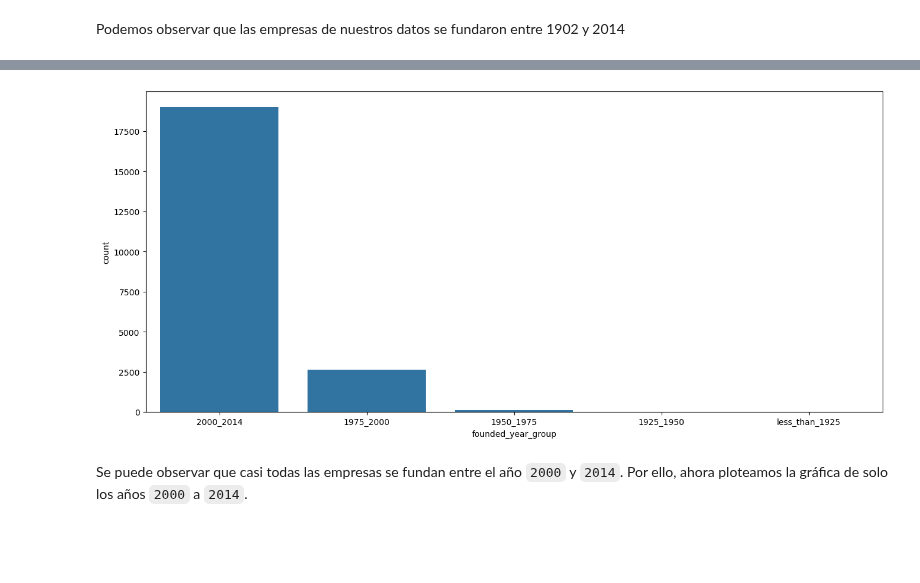
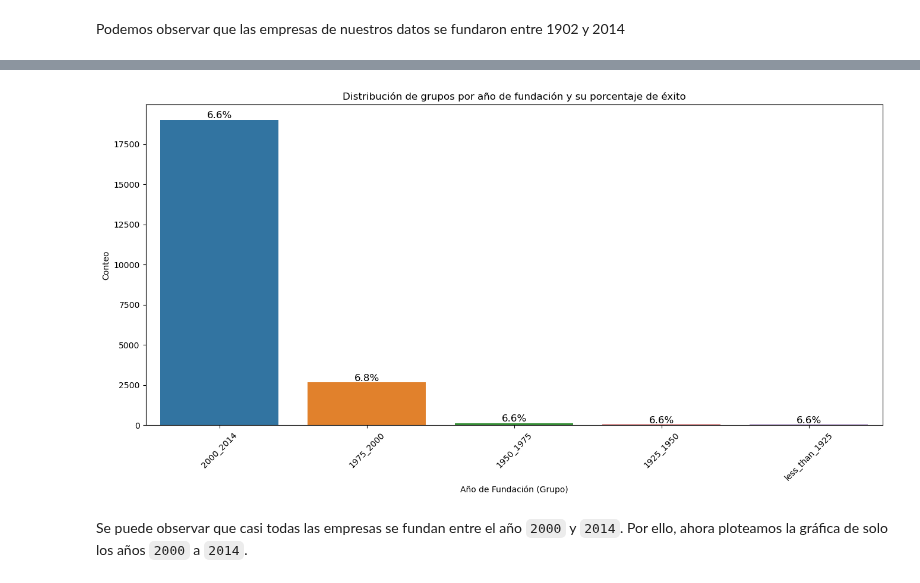
Before and after one commit to martinsoteIo/Predicting_Startup_Acquisitions, a Jupyter notebook: startup_investments_project/startup_investments_classification.ipynb, the cells around one changed output, grey strips where cells are left out. Drawn from its saved outputs; the diff is of its cells as text; code cells hidden in the pictures; blank space fills up the shorter version.

```diff
--- a/startup_investments_project/startup_investments_classification.ipynb
+++ b/startup_investments_project/startup_investments_classification.ipynb
@@ -202,12 +284,35 @@ df['founded_year_group'] =  df.apply(year_group,axis =1)
 # %%
 import matplotlib.pyplot as plt
 import seaborn as sns
+import pandas as pd
 
-plt.figure(figsize = (16,7))
-sns.countplot(x = 'founded_year_group', data = df.dropna())
+# Calcular el porcentaje de 'exito = 1' para cada grupo en 'founded_year_group'
+success_percentage = df.groupby('founded_year_group')['exito'].mean() * 100
+
+# Graficar la distribución de 'founded_year_group'
+plt.figure(figsize=(16, 7))
+
+# Primero, gráfico de barras con el conteo de cada grupo
+sns.countplot(x='founded_year_group', data=df.dropna())
+
+# Añadir los porcentajes de éxito encima de las barras
+for p in plt.gca().patches:
+    height = p.get_height()
+    # Obtener el grupo de 'founded_year_group' correspondiente (index de la barra)
+    group_label = p.get_x() + p.get_width() / 2
+    group_label = df['founded_year_group'].iloc[int(group_label)]  # Identificar la categoría por índice
+
+    # Añadir el texto con el porcentaje de éxito en el gráfico
+    plt.text(p.get_x() + p.get_width() / 2, height + 1, f'{success_percentage[group_label]:.1f}%',
+             ha='center', va='bottom', fontsize=12)
+
+plt.title('Distribución de grupos por año de fundación y su porcentaje de éxito')
+plt.xlabel('Año de Fundación (Grupo)')
+plt.ylabel('Conteo')
+plt.xticks(rotation=45)
 plt.show()
 # %% [output]
-[figure, old version]
+[figure, new version]
 # %% [markdown]
 Se puede observar que casi todas las empresas se fundan entre el año `2000` y `2014`. Por ello, ahora ploteamos la gráfica de solo los años `2000` a `2014`.
 # %%
```
Also changed, not shown: parts of 19 cells of this notebook.
